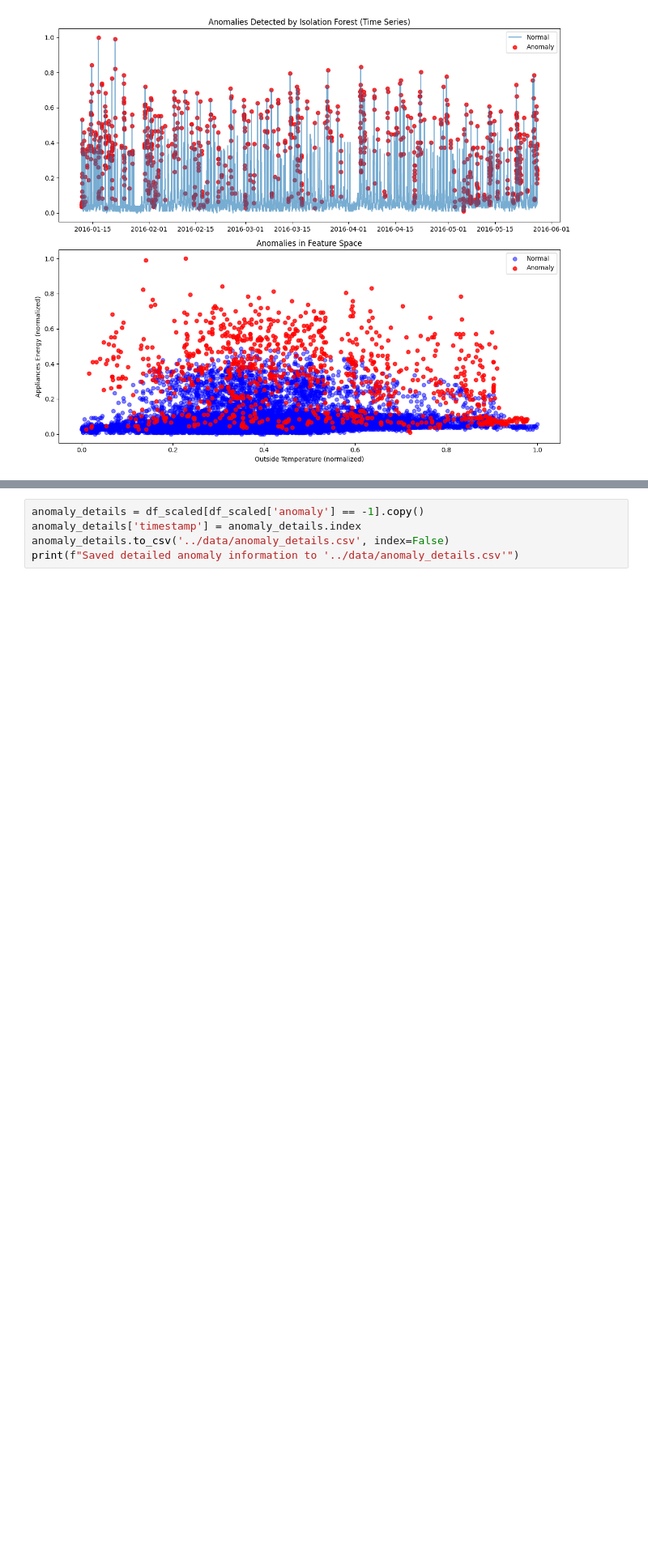
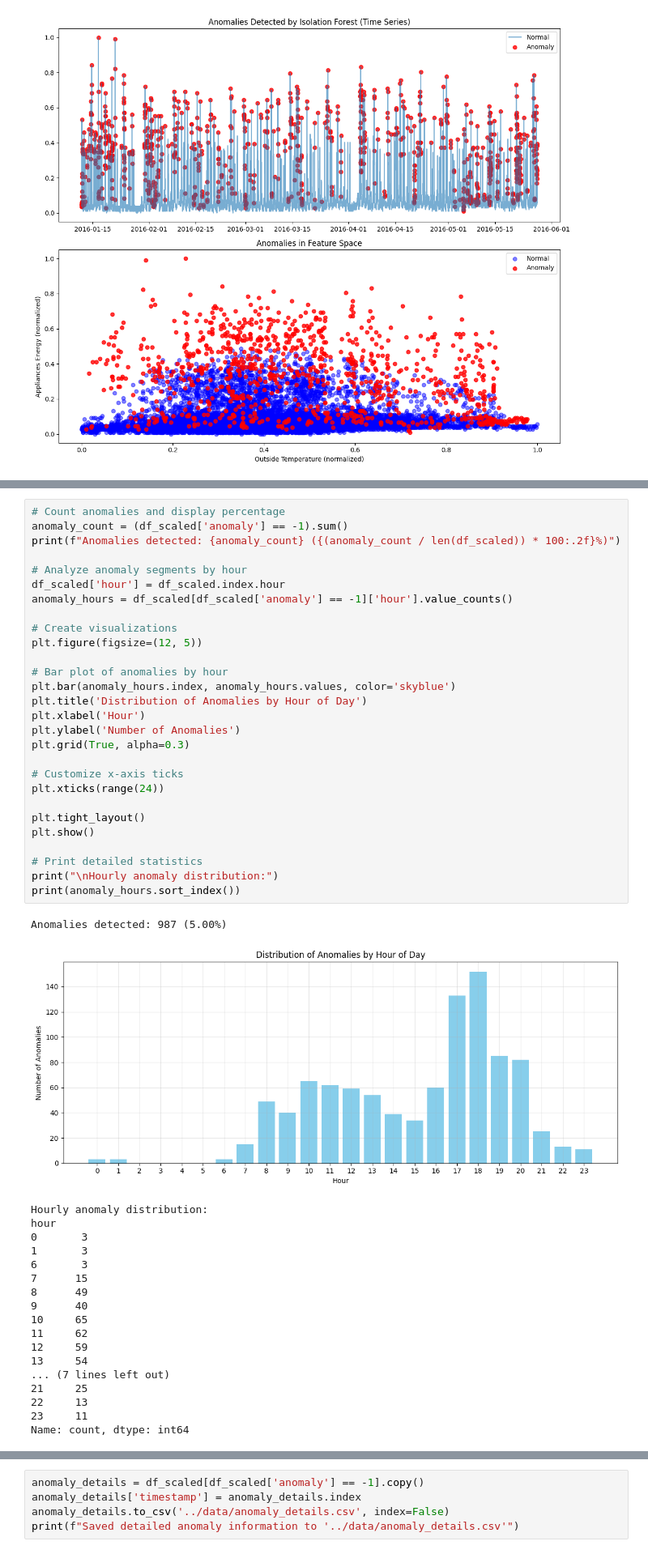
Before and after one commit to YassinEzaouibi/Energy-Consumption-Anomaly-Detection, a Jupyter notebook: notebooks/appliances_anomaly_detection_isolationforest.ipynb, the cells around one changed output, grey strips where cells are left out. Shown at 81% size. Cells and saved outputs as stored; diff of their text form; blank space fills up the shorter version.

```diff
--- a/notebooks/appliances_anomaly_detection.ipynb
+++ b/notebooks/appliances_anomaly_detection_isolationforest.ipynb
@@ -157,0 +66,48 @@ Hour 10: 7.91%
+# %%
+# Count anomalies and display percentage
+anomaly_count = (df_scaled['anomaly'] == -1).sum()
+print(f"Anomalies detected: {anomaly_count} ({(anomaly_count / len(df_scaled)) * 100:.2f}%)")
+
+# Analyze anomaly segments by hour
+df_scaled['hour'] = df_scaled.index.hour
+anomaly_hours = df_scaled[df_scaled['anomaly'] == -1]['hour'].value_counts()
+
+# Create visualizations
+plt.figure(figsize=(12, 5))
+
+# Bar plot of anomalies by hour
+plt.bar(anomaly_hours.index, anomaly_hours.values, color='skyblue')
+plt.title('Distribution of Anomalies by Hour of Day')
+plt.xlabel('Hour')
+plt.ylabel('Number of Anomalies')
+plt.grid(True, alpha=0.3)
+
+# Customize x-axis ticks
+plt.xticks(range(24))
+
+plt.tight_layout()
+plt.show()
+
+# Print detailed statistics
+print("\nHourly anomaly distribution:")
+print(anomaly_hours.sort_index())
+# %% [output]
+Anomalies detected: 987 (5.00%)
+[figure, added]
+Hourly anomaly distribution:
+hour
+0       3
+1       3
+6       3
+7      15
+8      49
+9      40
+10     65
+11     62
+12     59
+13     54
+... (7 lines left out)
+21     25
+22     13
+23     11
+Name: count, dtype: int64
```
Also changed, not shown: parts of 6 cells of this notebook, 5 other files.
